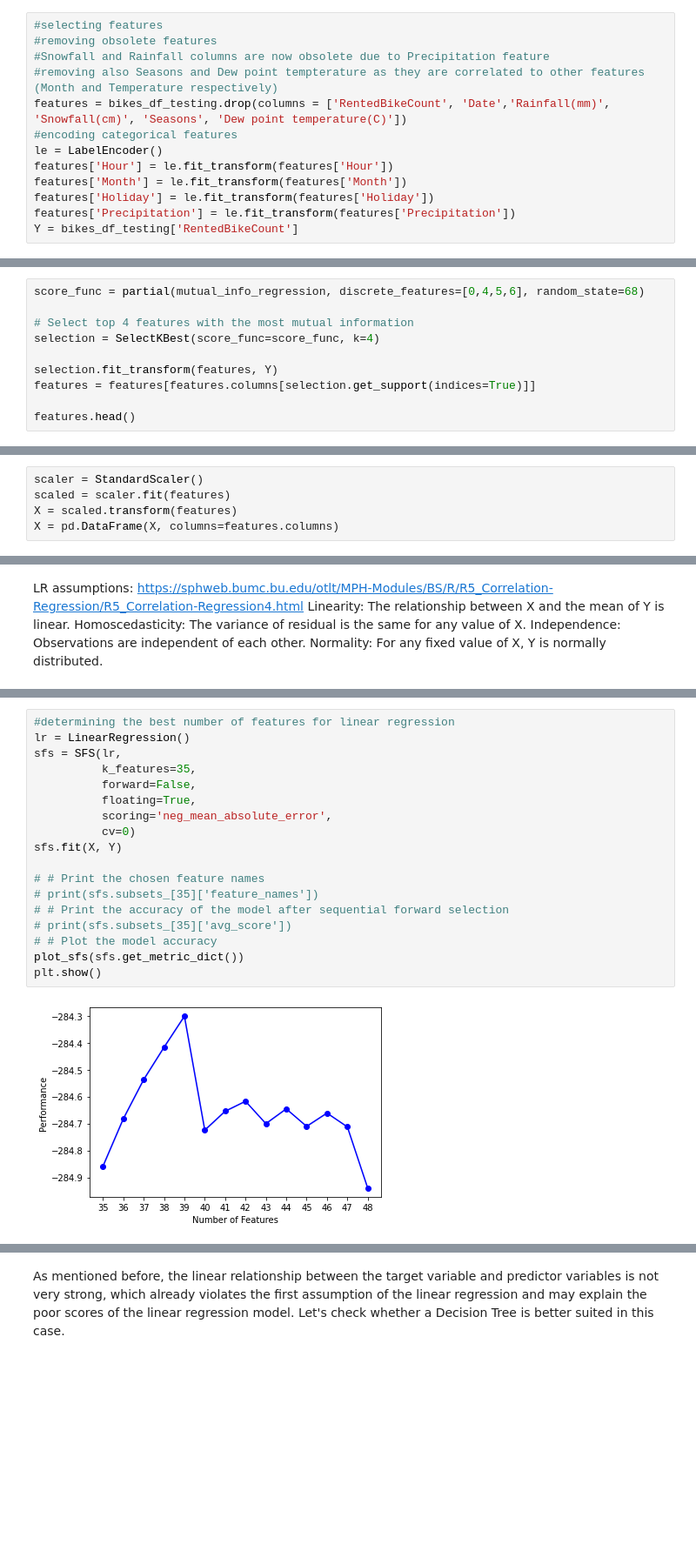
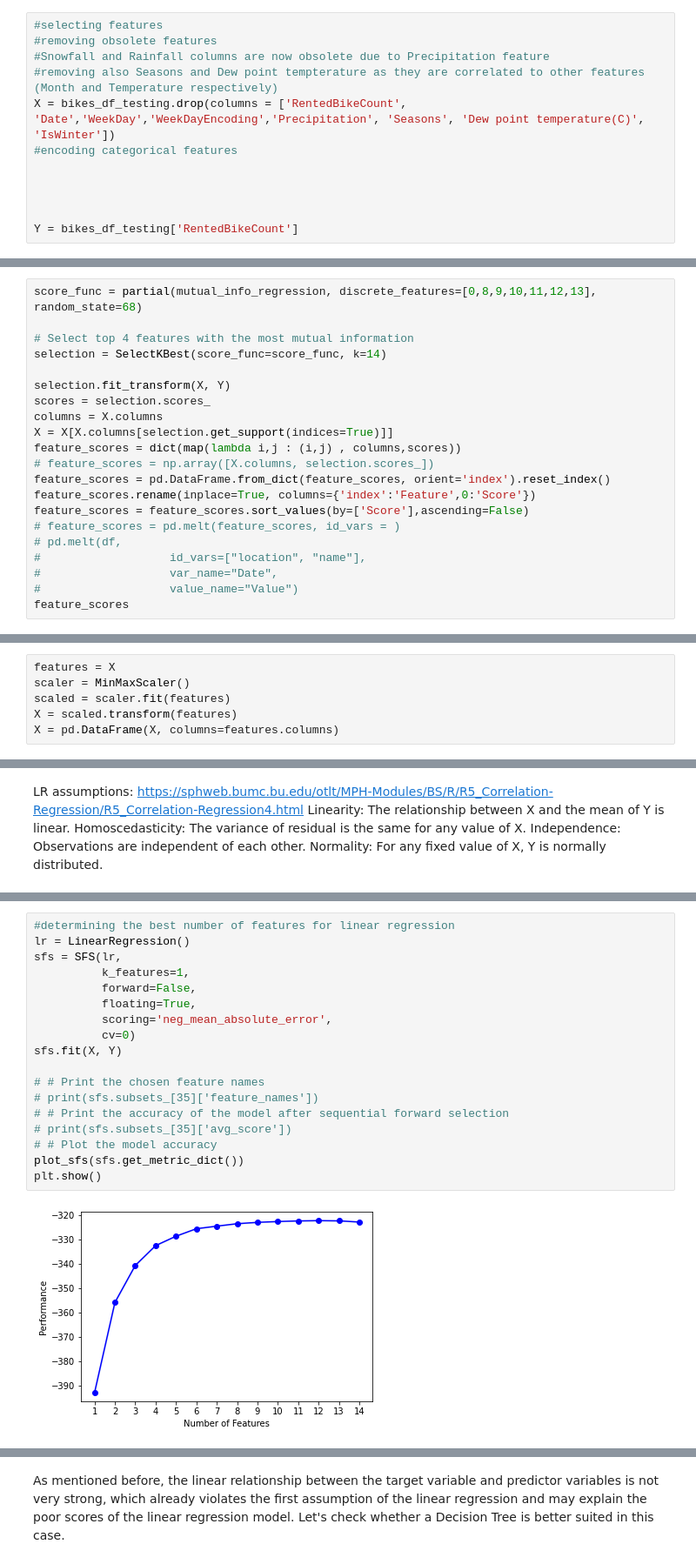
Before and after one commit to R0go/Bikes, a Jupyter notebook: Bikes_project.ipynb, the cells around one changed output, grey strips where cells are left out. Shown at 87% size. Drawn from its saved outputs; the diff is of its cells as text; blank space fills up the shorter version.

Commit message:
reworked feature selection

```diff
--- a/Bikes_project.ipynb
+++ b/Bikes_project.ipynb
@@ -458,13 +497,12 @@ We measured linear correlation between features. With mutual_info_regression met
 #removing obsolete features
 #Snowfall and Rainfall columns are now obsolete due to Precipitation feature
 #removing also Seasons and Dew point tempterature as they are correlated to other features (Month and Temperature respectively)
-features = bikes_df_testing.drop(columns = ['RentedBikeCount', 'Date','Rainfall(mm)', 'Snowfall(cm)', 'Seasons', 'Dew point temperature(C)'])
+X = bikes_df_testing.drop(columns = ['RentedBikeCount', 'Date','WeekDay','WeekDayEncoding','Precipitation', 'Seasons', 'Dew point temperature(C)', 'IsWinter'])
 #encoding categorical features
-le = LabelEncoder()
-features['Hour'] = le.fit_transform(features['Hour'])
-features['Month'] = le.fit_transform(features['Month'])
-features['Holiday'] = le.fit_transform(features['Holiday'])
-features['Precipitation'] = le.fit_transform(features['Precipitation'])
+
+
+
+
 Y = bikes_df_testing['RentedBikeCount']
 # %%
 #making sure all features are numerical
@@ -495,11 +528,22 @@ print(mutual_info_regression(features, Y, random_state=68, discrete_features=[0,
 # %%
-score_func = partial(mutual_info_regression, discrete_features=[0,4,5,6], random_state=68)
+score_func = partial(mutual_info_regression, discrete_features=[0,8,9,10,11,12,13], random_state=68)
 
 # Select top 4 features with the most mutual information
-selection = SelectKBest(score_func=score_func, k=4)
+selection = SelectKBest(score_func=score_func, k=14)
 
-selection.fit_transform(features, Y)
-features = features[features.columns[selection.get_support(indices=True)]]
-
-features.head()
+selection.fit_transform(X, Y)
+scores = selection.scores_
+columns = X.columns
+X = X[X.columns[selection.get_support(indices=True)]]
+feature_scores = dict(map(lambda i,j : (i,j) , columns,scores))
+# feature_scores = np.array([X.columns, selection.scores_])
+feature_scores = pd.DataFrame.from_dict(feature_scores, orient='index').reset_index()
+feature_scores.rename(inplace=True, columns={'index':'Feature',0:'Score'})
+feature_scores = feature_scores.sort_values(by=['Score'],ascending=False)
+# feature_scores = pd.melt(feature_scores, id_vars = )
+# pd.melt(df,
+#                   id_vars=["location", "name"],
+#                   var_name="Date",
+#                   value_name="Value")
+feature_scores
 # %% [output]
@@ -557,5 +571,6 @@ features = bikes_df_testing.drop(columns=['RentedBikeCount'])
 # %%
-scaler = StandardScaler()
+features = X
+scaler = MinMaxScaler()
 scaled = scaler.fit(features)
 X = scaled.transform(features)
 X = pd.DataFrame(X, columns=features.columns)
@@ -583,22 +618,22 @@ print(model.best_params_, model.best_score_)
 # %%
 #determining the best number of features for linear regression
 lr = LinearRegression()
 sfs = SFS(lr,
-          k_features=35,
+          k_features=1,
           forward=False,
           floating=True,
           scoring='neg_mean_absolute_error',
           cv=0)
 sfs.fit(X, Y)
 
 # # Print the chosen feature names
 # print(sfs.subsets_[35]['feature_names'])
 # # Print the accuracy of the model after sequential forward selection
 # print(sfs.subsets_[35]['avg_score'])
 # # Plot the model accuracy
 plot_sfs(sfs.get_metric_dict())
 plt.show()
 # %% [output]
-[figure, old version]
+[figure, new version]
 # %%
 sfs = SFS(lr,
```
Also changed, not shown: parts of 49 cells of this notebook.
